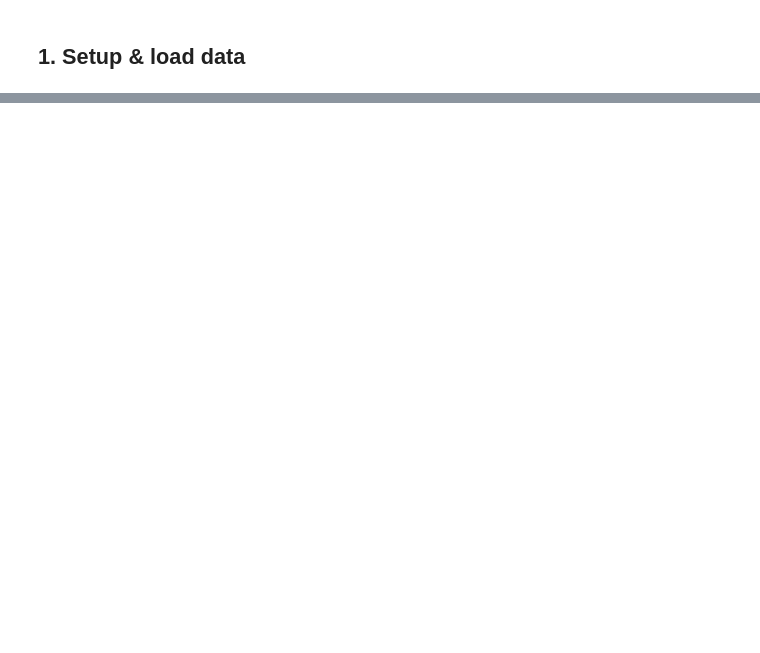
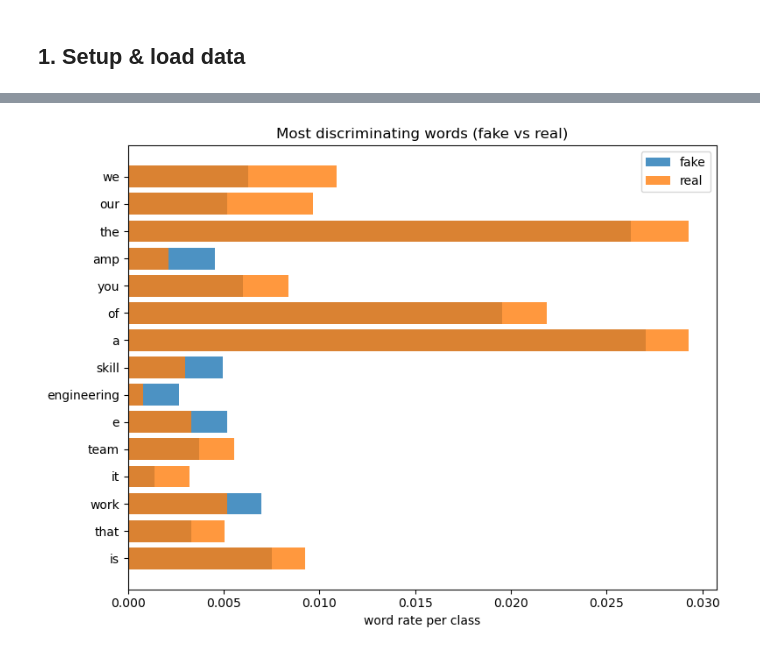
Before and after one commit to zeroKool1ne/fake-job-detector, a Jupyter notebook: fake_job_detector.ipynb, the cells around one changed output, grey strips where cells are left out. Saved outputs shown, nothing was run; the diff lists cells and outputs as text; code cells hidden in the pictures; blank space fills up the shorter version.

Commit message:
Lemmatising and word analysis

```diff
--- a/fake_job_detector.ipynb
+++ b/fake_job_detector.ipynb
@@ -145,0 +191,31 @@ joblib.dump(model, "fake_job_model.joblib")
+# %%
+# Block A2
+from collections import Counter
+
+# count word frequencies separately in real (0) and fake (1) postings
+real_words = Counter(" ".join(data.loc[data['fraudulent']==0, 'text_lemmatized']).split())
+fake_words = Counter(" ".join(data.loc[data['fraudulent']==1, 'text_lemmatized']).split())
+
+# normalise to a RATE per class (there are far more real postings, so raw counts would lie)
+real_total, fake_total = sum(real_words.values()), sum(fake_words.values())
+
+vocab = set(real_words) | set(fake_words)
+freq = pd.DataFrame({'word': list(vocab)})
+freq['real_rate'] = freq['word'].map(lambda w: real_words[w] / real_total)
+freq['fake_rate'] = freq['word'].map(lambda w: fake_words[w] / fake_total)
+# how differently used
+freq['diff']      = (freq['fake_rate'] - freq['real_rate']).abs()
+# how frequent overall
+freq['total_rate'] = freq['real_rate'] + freq['fake_rate']
+
+# SET A - NOISE: frequent overall BUT used at similiar rate in both classes -> no signal -> remove
+noise_words = freq[(freq['total_rate'] > freq['total_rate'].quantile(0.95)) &
+                    (freq['diff']      < freq['diff'].quantile(0.5))]['word'].tolist()
+
+# SET B - SIGNAL: biggest frequency difference between classes -> the discriminating words
+signal_words = freq.sort_values('diff', ascending=False).head(20)
+
+print(f"Noise words to remove: {len(noise_words)}")
+print("Examples:", noise_words[:15])
+print("\nTop signal words (fake vs real rate):")
+print(signal_words[["word", "real_rate", "fake_rate"]].to_string(index=False))
@@ -145,0 +240,13 @@ joblib.dump(model, "fake_job_model.joblib")
+# %%
+# Block A3
+
+import matplotlib.pyplot as plt
+
+top = freq.sort_values("diff", ascending=False).head(15).sort_values("diff")
+plt.figure(figsize=(8, 6))
+plt.barh(top["word"], top["fake_rate"], label="fake", alpha=0.8)
+plt.barh(top["word"], top["real_rate"], label="real", alpha=0.8)
+plt.xlabel("word rate per class"); plt.title("Most discriminating words (fake vs real)")
+plt.legend(); plt.tight_layout(); plt.show()
+# %% [output]
+[figure, added]
```
Also changed, not shown: parts of 40 cells of this notebook, 1 other file.
